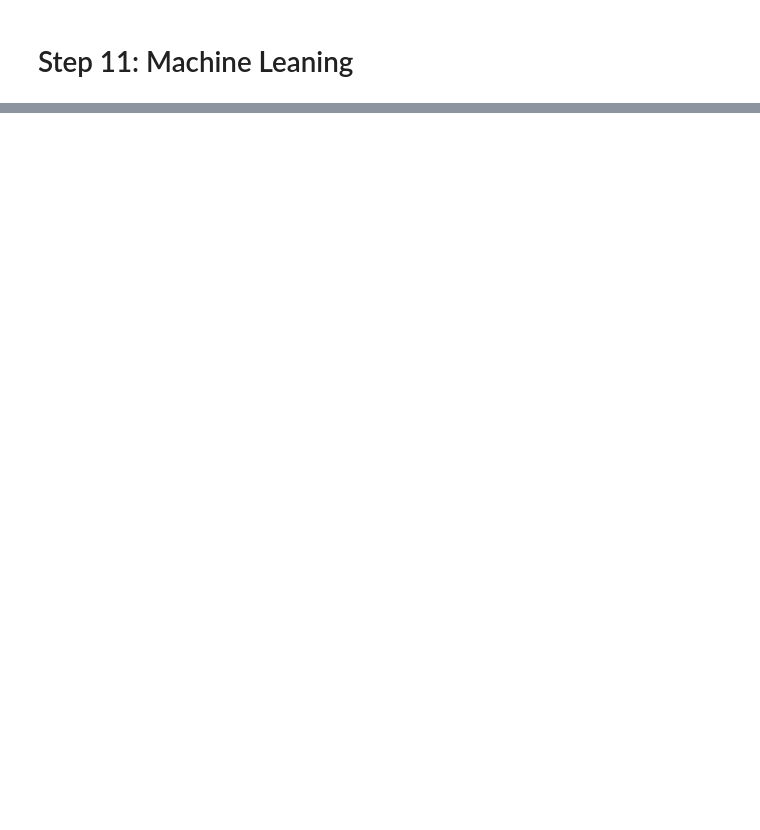
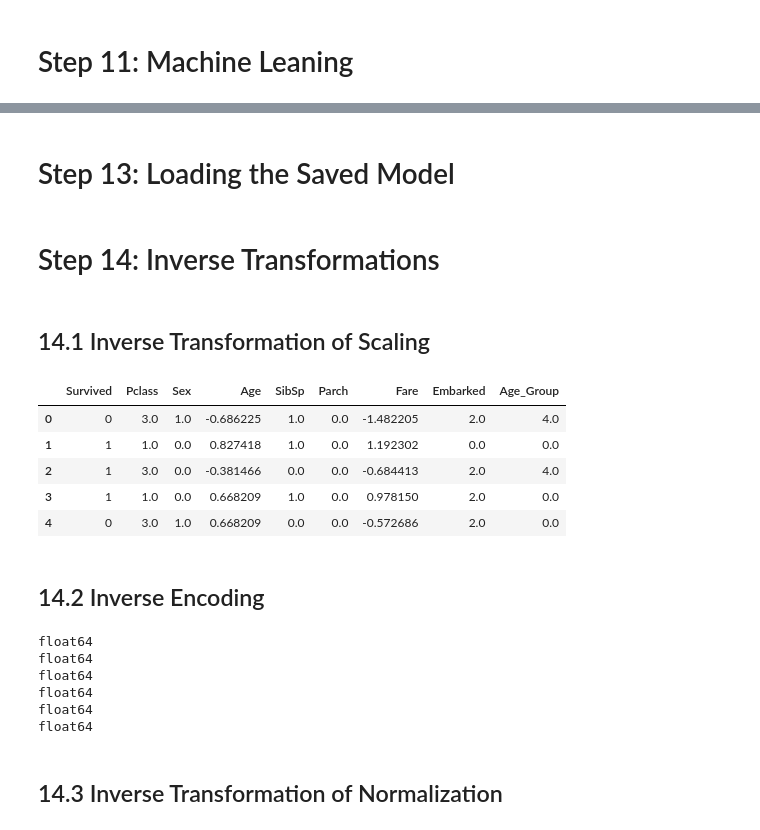
Before and after one commit to HaiderQadri/PYTHON-For-Data-Science_and_AI, a Jupyter notebook: 00_projects/04_titanic_eda_and_model_for_prediction/titanic_eda_and_model.ipynb, the cells around one changed output, grey strips where cells are left out. Drawn from its saved outputs; the diff is of its cells as text; code cells hidden in the pictures; blank space fills up the shorter version.

```diff
--- a/00_projects/04_titanic_eda_and_model_for_prediction/titanic_eda_and_model.ipynb
+++ b/00_projects/04_titanic_eda_and_model_for_prediction/titanic_eda_and_model.ipynb
@@ -917,0 +1182,2 @@ df_train.sample(5)
+# %% [markdown]
+# Step 13: Loading the Saved Model
@@ -917,0 +1187,72 @@ df_train.sample(5)
+# %% [markdown]
+# Step 14: Inverse Transformations
+# %% [markdown]
+## 14.1 Inverse Transformation of Scaling
+# %%
+# Let's first inverse transform the scaling
+
+# Inverse transform on training data
+df_train['Pclass'] = mms_pclass.inverse_transform(df_train[['Pclass']])
+df_train['Sex'] = mms_sex.inverse_transform(df_train[['Sex']])
+df_train['Age'] = mms_age.inverse_transform(df_train[['Age']])
+df_train['SibSp'] = mms_sibsp.inverse_transform(df_train[['SibSp']])
+df_train['Parch'] = mms_parch.inverse_transform(df_train[['Parch']])
+df_train['Fare'] = mms_fare.inverse_transform(df_train[['Fare']])
+df_train['Embarked'] = mms_embarked.inverse_transform(df_train[['Embarked']])
+df_train['Age_Group'] = mms_age_group.inverse_transform(df_train[['Age_Group']])
+
+# Inverse transform on testing data
+df_test['Pclass'] = mms_pclass.inverse_transform(df_test[['Pclass']])
+df_test['Sex'] = mms_sex.inverse_transform(df_test[['Sex']])
+df_test['Age'] = mms_age.inverse_transform(df_test[['Age']])
+df_test['SibSp'] = mms_sibsp.inverse_transform(df_test[['SibSp']])
+df_test['Parch'] = mms_parch.inverse_transform(df_test[['Parch']])
+df_test['Fare'] = mms_fare.inverse_transform(df_test[['Fare']])
+df_test['Embarked'] = mms_embarked.inverse_transform(df_test[['Embarked']])
+df_test['Age_Group'] = mms_age_group.inverse_transform(df_test[['Age_Group']])
+# %%
+df_train.head()
+# %% [output]
+|  | Survived | Pclass | Sex | Age | SibSp | Parch | Fare | Embarked | Age_Group |
+| 0 | 0 | 3.0 | 1.0 | -0.686225 | 1.0 | 0.0 | -1.482205 | 2.0 | 4.0 |
+| 1 | 1 | 1.0 | 0.0 | 0.827418 | 1.0 | 0.0 | 1.192302 | 0.0 | 0.0 |
+| 2 | 1 | 3.0 | 0.0 | -0.381466 | 0.0 | 0.0 | -0.684413 | 2.0 | 4.0 |
+| 3 | 1 | 1.0 | 0.0 | 0.668209 | 1.0 | 0.0 | 0.978150 | 2.0 | 0.0 |
+| 4 | 0 | 3.0 | 1.0 | 0.668209 | 0.0 | 0.0 | -0.572686 | 2.0 | 0.0 |
+# %% [markdown]
+## 14.2 Inverse Encoding
+# %%
+# Check the data types
+print(df_train['Sex'].dtype)
+print(df_test['Sex'].dtype)
+print(df_train['Embarked'].dtype)
+print(df_test['Embarked'].dtype)
+print(df_train['Age_Group'].dtype)
+print(df_test['Age_Group'].dtype)
+
+# Convert the data types to integer
+df_train['Sex'] = df_train['Sex'].astype(int)
+df_test['Sex'] = df_test['Sex'].astype(int)
+df_train['Embarked'] = df_train['Embarked'].astype(int)
+df_test['Embarked'] = df_test['Embarked'].astype(int)
+df_train['Age_Group'] = df_train['Age_Group'].astype(int)
+df_test['Age_Group'] = df_test['Age_Group'].astype(int)
+
+# Fit and transform on training data
+df_train['Sex'] = lbe_sex.inverse_transform(df_train['Sex'])
+df_train['Embarked'] = lbe_embarked.inverse_transform(df_train['Embarked'])
+df_train['Age_Group'] = lbe_age_group.inverse_transform(df_train['Age_Group'])
+
+# Transform only on testing data
+df_test['Sex'] = lbe_sex.inverse_transform(df_test['Sex'])
+df_test['Embarked'] = lbe_embarked.inverse_transform(df_test['Embarked'])
+df_test['Age_Group'] = lbe_age_group.inverse_transform(df_test['Age_Group'])
+# %% [output]
+float64
+float64
+float64
+float64
+float64
+float64
+# %% [markdown]
+## 14.3 Inverse Transformation of Normalization
```
Also changed, not shown: parts of 27 cells of this notebook, 6 other files.
